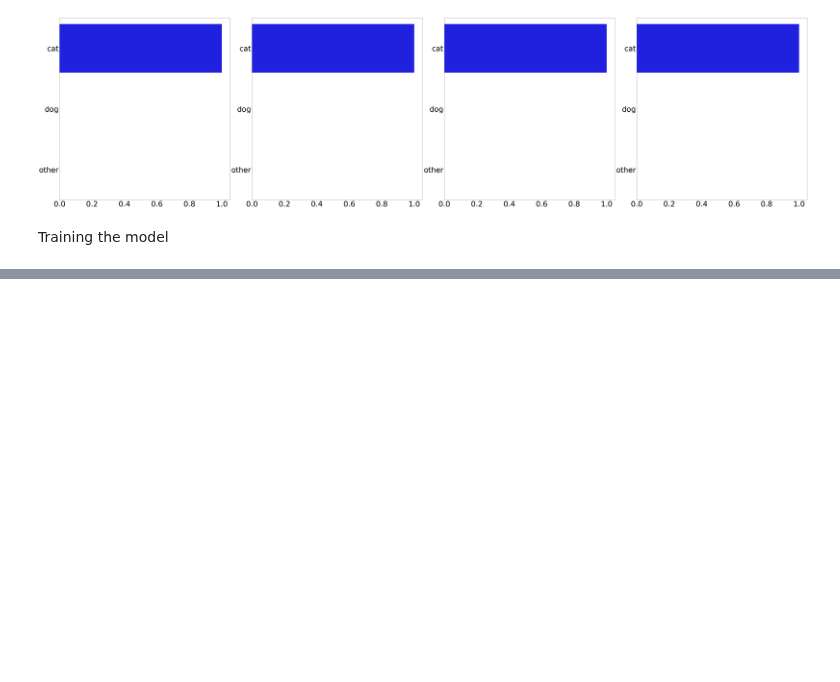
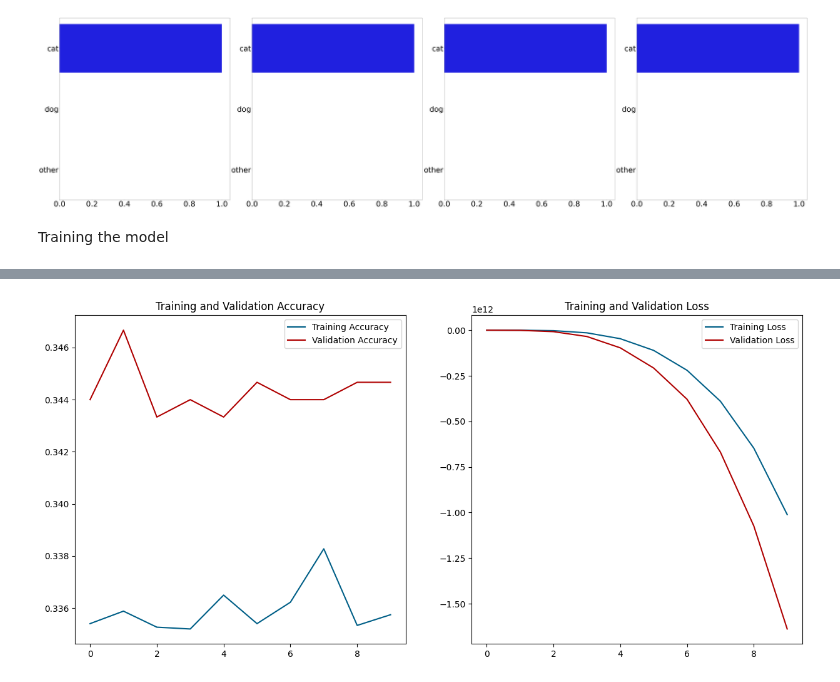
Before and after one commit to ATemova/face-recog-cat-dog, a Jupyter notebook: data-mining-machine-learning-project.ipynb, the cells around one changed output, grey strips where cells are left out. Saved outputs shown, nothing was run; the diff lists cells and outputs as text; code cells hidden in the pictures; blank space fills up the shorter version.

```diff
--- a/data-mining-machine-learning-project.ipynb
+++ b/data-mining-machine-learning-project.ipynb
@@ -183,0 +184,20 @@ Epoch 10/10
+# %%
+acc = history.history['accuracy']
+val_acc = history.history['val_accuracy']
+loss = history.history['loss']
+val_loss = history.history['val_loss']
+epochs_range = range(len(acc)) #represents number of epochs for which the model was trained
+plt.figure(figsize=(15, 15)) #creating figure
+plt.subplot(2, 2, 1)
+plt.plot(epochs_range, acc, label='Training Accuracy', color='#005f87') #plot for training accuracy
+plt.plot(epochs_range, val_acc, label='Validation Accuracy', color='#af0000') #plot for validation accuracy
+plt.legend(loc='upper right') #adding legend at the upper right of the plot
+plt.title('Training and Validation Accuracy') #add title to the plot
+plt.subplot(2, 2, 2)
+plt.plot(epochs_range, loss, label='Training Loss', color='#005f87') #plot for training loss
+plt.plot(epochs_range, val_loss, label='Validation Loss', color='#af0000') #plot for validation loss
+plt.legend(loc='upper right') #adding legend at the upper right of the plot
+plt.title('Training and Validation Loss') #add title to the plot
+plt.show() #display plots
+# %% [output]
+[figure, added]
```
Also changed, not shown: parts of 4 cells of this notebook.
